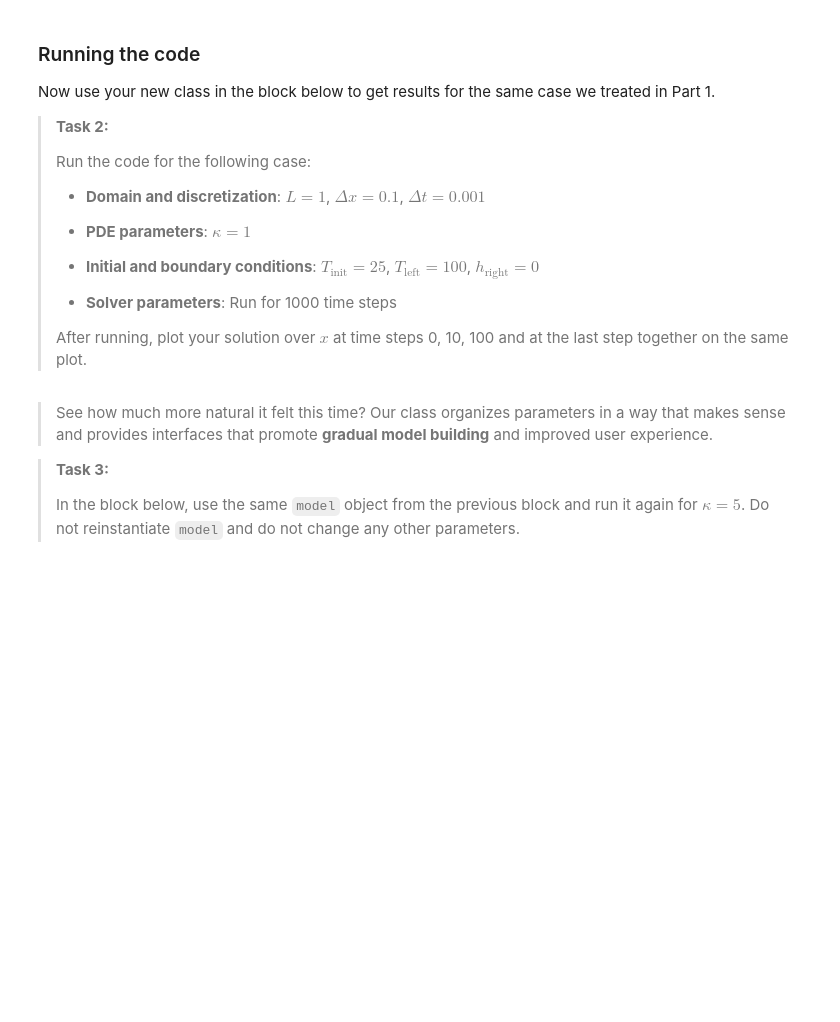
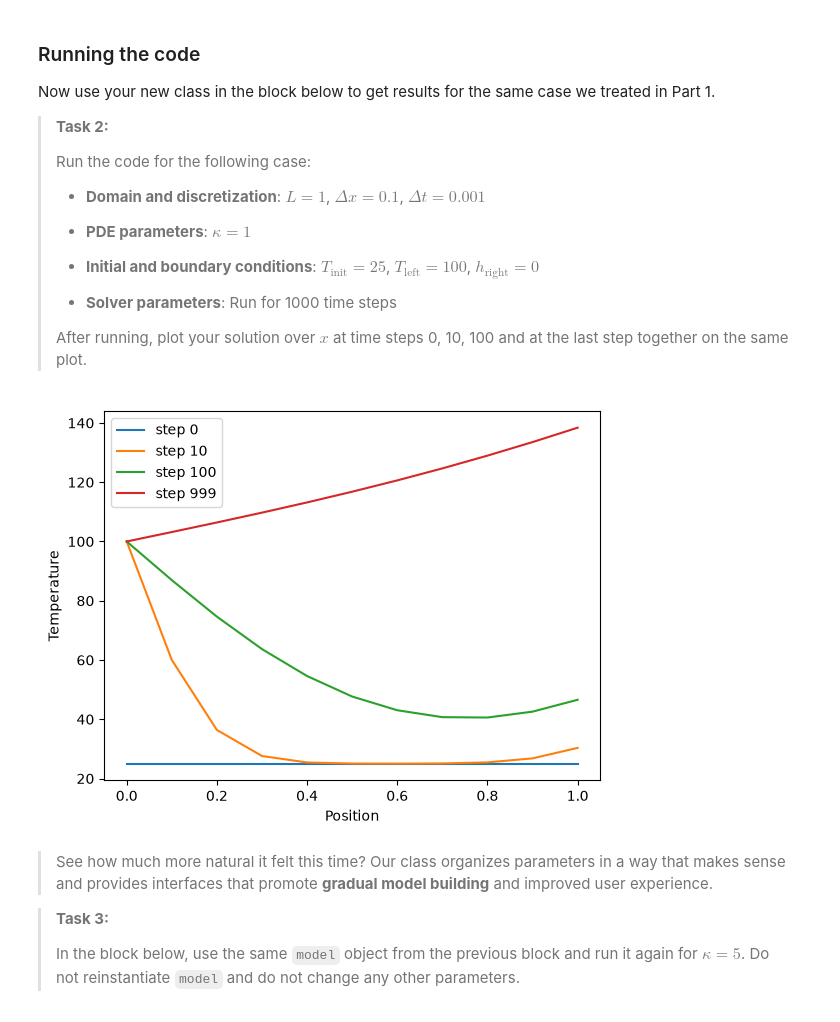
Before and after one commit to matpre333/PA.2.1, a Jupyter notebook: all_files_PA_2_1/2_oop.ipynb, the cells around one changed output. Drawn from its saved outputs; the diff is of its cells as text; code cells hidden in the pictures; blank space fills up the shorter version.

```diff
--- a/all_files_PA_2_1/2_oop.ipynb
+++ b/all_files_PA_2_1/2_oop.ipynb
@@ -49,8 +49,8 @@ class Diffusion:
         plt.show()
 
     def _apply_bcs(self, n):
-        self.T[n+1,0] = # YOUR_CODE_LINE_HERE
-        self.T[n+1,-1] = # YOUR_CODE_LINE_HERE
+        self.T[n+1,0] = self.bc_left
+        self.T[n+1,-1] = self.T[n,-1] + 2*self.kappa*(self.dt/self.dx**2)*(self.T[n,-2]-self.T[n,-1]+self.bc_right*self.dx)
 
     def solve(self, n_steps):
         # solution vectors
@@ -58,13 +58,13 @@ class Diffusion:
         self.T = np.zeros((n_steps,nx))
 
         # temperature field at t=0
-        self.T[0,:] = # YOUR_CODE_LINE_HERE
+        self.T[0,:] = self.init_temp
 
         # loop through time
         for n in range(n_steps-1):
             # solution in the interior
             for m in range(1,nx-1):
-                self.T[n+1,m] = # YOUR_CODE_LINE_HERE
+                self.T[n+1,m] = self.T[n,m] + self.kappa*(self.dt/self.dx**2)*(self.T[n,m+1]-2*self.T[n,m]+self.T[n,m-1])
 
             # solution at the boundaries
             self._apply_bcs(n)
@@ -95,3 +89,12 @@ model.set_bcs(# YOUR_CODE_LINE_HERE )
+# %%
+model = Diffusion(L=1.0, dx=0.1, dt=0.001)
+model.set_pde_params(kappa=1)
+model.set_bcs(init=25.0, left=100.0, right=50.0)
+
+model.solve(n_steps=1000)
+model.plot_steps(steps=[0, 10, 100, 999])
+# %% [output]
+[figure, added]
 # %% [markdown]
 > See how much more natural it felt this time? Our class organizes parameters in a way that makes sense and provides interfaces that promote **gradual model building** and improved user experience.
 
```
Also changed, not shown: parts of 4 cells of this notebook, 1 other file.
